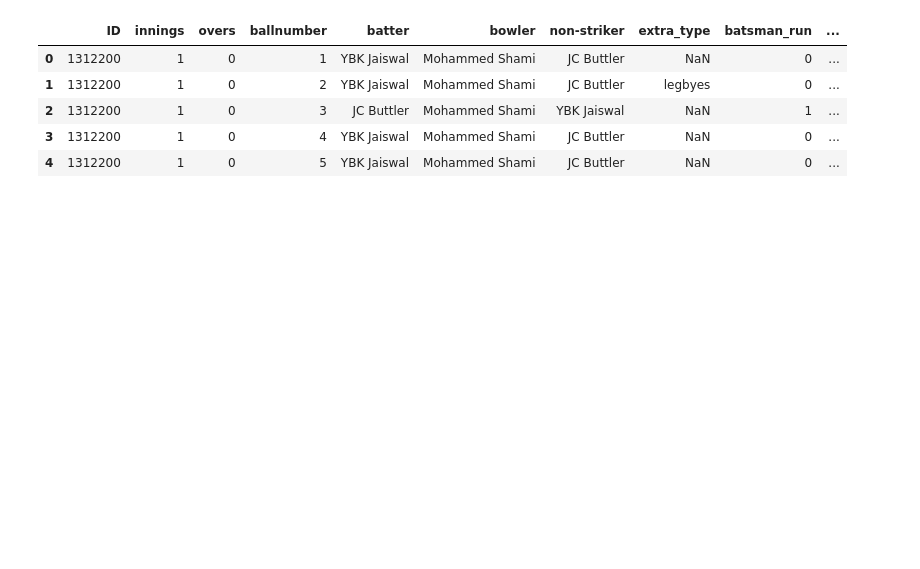
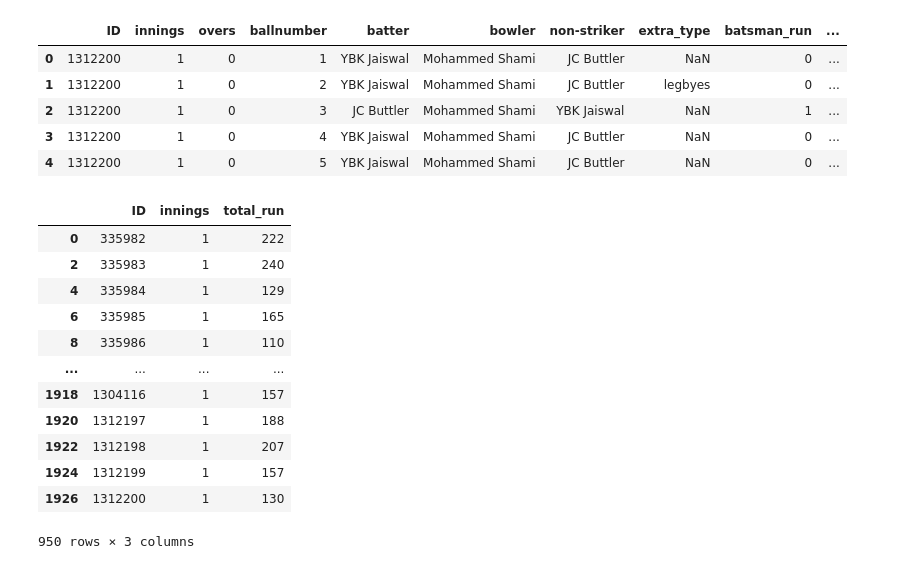
Before and after one commit to iamabhaytiwari343/IPL, a Jupyter notebook: model.ipynb, the cells around one changed output. Drawn from its saved outputs; the diff is of its cells as text; code cells hidden in the pictures; blank space fills up the shorter version.

```diff
--- a/model.ipynb
+++ b/model.ipynb
@@ -30,0 +49,16 @@ total_score_df = delivery.groupby()
+# %%
+total_score_df
+# %% [output]
+|  | ID | innings | total_run |
+| 0 | 335982 | 1 | 222 |
+| 2 | 335983 | 1 | 240 |
+| 4 | 335984 | 1 | 129 |
+| 6 | 335985 | 1 | 165 |
+| 8 | 335986 | 1 | 110 |
+| ... | ... | ... | ... |
+| 1918 | 1304116 | 1 | 157 |
+| 1920 | 1312197 | 1 | 188 |
+| 1922 | 1312198 | 1 | 207 |
+| 1924 | 1312199 | 1 | 157 |
+| 1926 | 1312200 | 1 | 130 |
+950 rows × 3 columns
```
Also changed, not shown: parts of 15 cells of this notebook.
